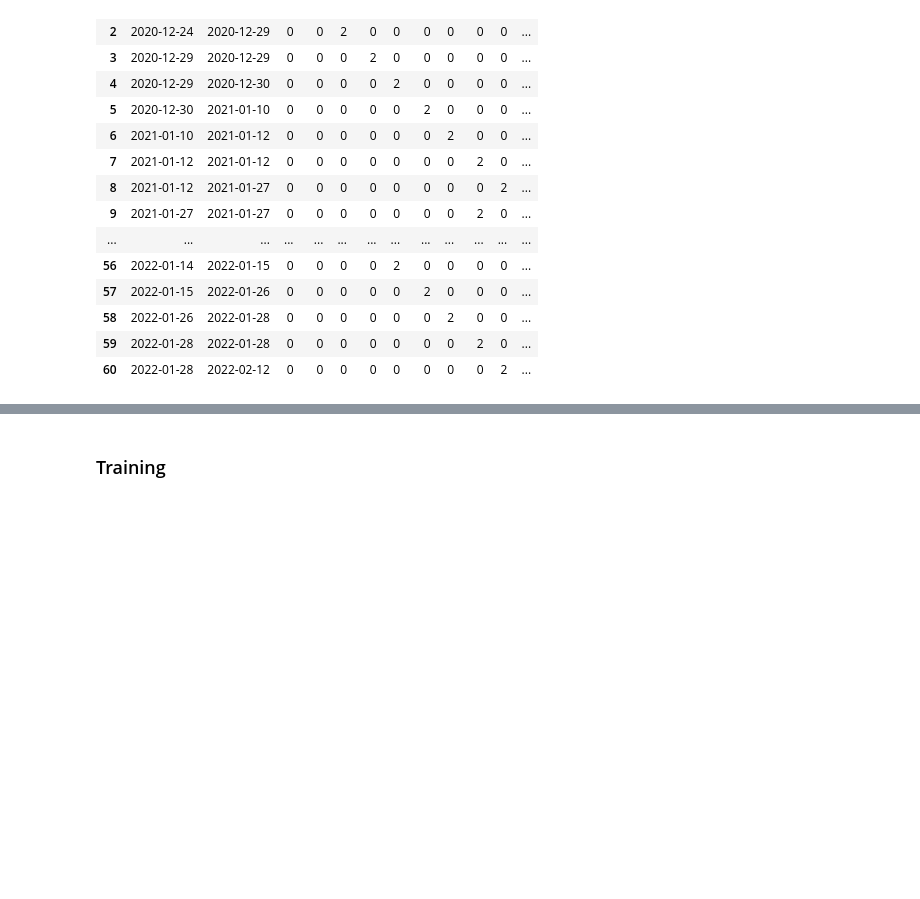
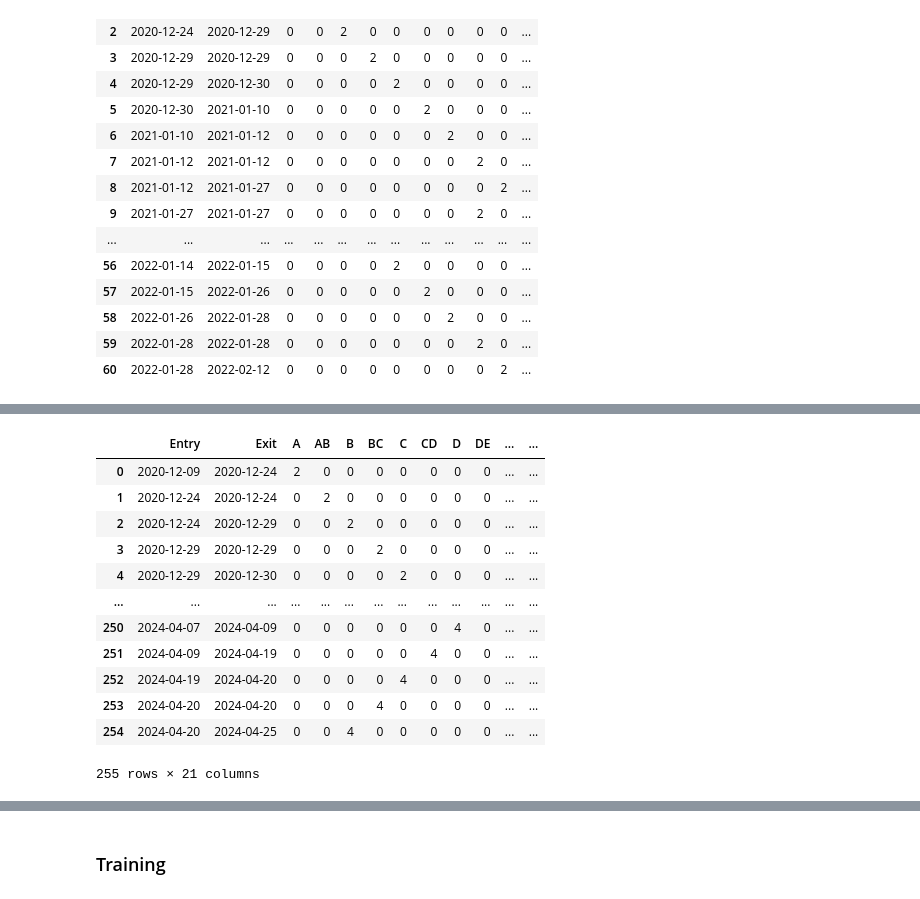
Before and after one commit to ThomasSecco/Hackathon, a Jupyter notebook: notebooks/roman.ipynb, the cells around one changed output, grey strips where cells are left out. Drawn from its saved outputs; the diff is of its cells as text; code cells hidden in the pictures; blank space fills up the shorter version.

```diff
--- a/notebooks/roman.ipynb
+++ b/notebooks/roman.ipynb
@@ -384,0 +560,10 @@ summed_out_inverted.to_csv('cleaned_tracks.csv', index=False)
+# %%
+summed_out_inverted = pd.merge(summed_out_inverted, montly_load[['Month', 'LoadBucket']], how='left', left_on='EntryMonth', right_on='Month').drop(columns=['Month']).rename(columns={'LoadBucket': 'EntryLoad'})
+summed_out_inverted = pd.merge(summed_out_inverted, montly_load[['Month', 'LoadBucket']], how='left', left_on='ExitMonth', right_on='Month').drop(columns=['Month']).rename(columns={'LoadBucket': 'ExitLoad'})
+# %%
+# first we have to deal with the NaNs
+# assume that the absent months have the load of 0
+summed_out_inverted['EntryLoad'] = summed_out_inverted['EntryLoad'].fillna(0)
+summed_out_inverted['ExitLoad'] = summed_out_inverted['ExitLoad'].fillna(0)
+summed_out_inverted['EntryLoad'] = summed_out_inverted['EntryLoad'].astype(int)
+summed_out_inverted['ExitLoad'] = summed_out_inverted['ExitLoad'].astype(int)
@@ -384,0 +572,19 @@ summed_out_inverted.to_csv('cleaned_tracks.csv', index=False)
+# %%
+summed_out_inverted['EntryYear'] = summed_out_inverted['Entry'].dt.year
+summed_out_inverted['ExitYear'] = summed_out_inverted['Exit'].dt.year
+# %%
+summed_out_inverted
+# %% [output]
+|  | Entry | Exit | A | AB | B | BC | C | CD | D | DE | ... | ... |
+| 0 | 2020-12-09 | 2020-12-24 | 2 | 0 | 0 | 0 | 0 | 0 | 0 | 0 | ... | ... |
+| 1 | 2020-12-24 | 2020-12-24 | 0 | 2 | 0 | 0 | 0 | 0 | 0 | 0 | ... | ... |
+| 2 | 2020-12-24 | 2020-12-29 | 0 | 0 | 2 | 0 | 0 | 0 | 0 | 0 | ... | ... |
+| 3 | 2020-12-29 | 2020-12-29 | 0 | 0 | 0 | 2 | 0 | 0 | 0 | 0 | ... | ... |
+| 4 | 2020-12-29 | 2020-12-30 | 0 | 0 | 0 | 0 | 2 | 0 | 0 | 0 | ... | ... |
+| ... | ... | ... | ... | ... | ... | ... | ... | ... | ... | ... | ... | ... |
+| 250 | 2024-04-07 | 2024-04-09 | 0 | 0 | 0 | 0 | 0 | 0 | 4 | 0 | ... | ... |
+| 251 | 2024-04-09 | 2024-04-19 | 0 | 0 | 0 | 0 | 0 | 4 | 0 | 0 | ... | ... |
+| 252 | 2024-04-19 | 2024-04-20 | 0 | 0 | 0 | 0 | 4 | 0 | 0 | 0 | ... | ... |
+| 253 | 2024-04-20 | 2024-04-20 | 0 | 0 | 0 | 4 | 0 | 0 | 0 | 0 | ... | ... |
+| 254 | 2024-04-20 | 2024-04-25 | 0 | 0 | 4 | 0 | 0 | 0 | 0 | 0 | ... | ... |
+255 rows × 21 columns
```
Also changed, not shown: parts of 40 cells of this notebook, 2 other files.
